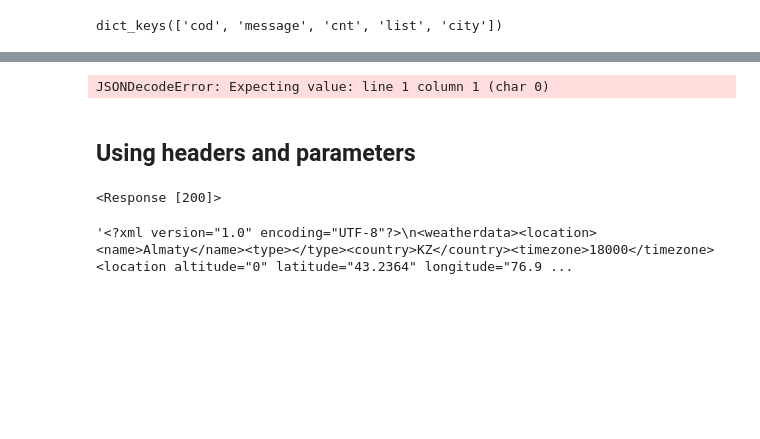
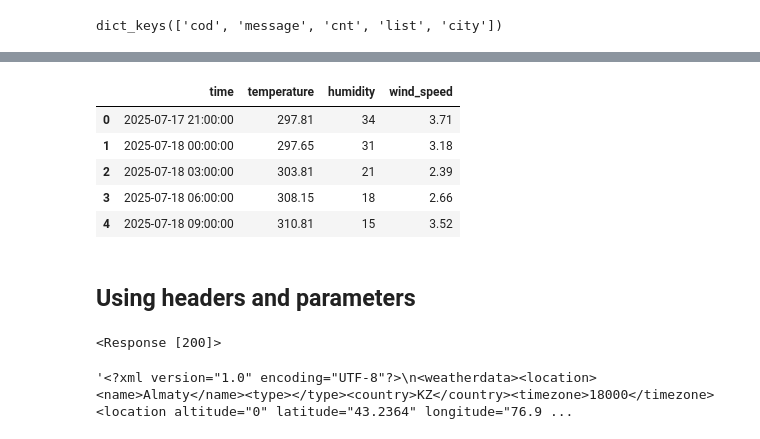
Before and after one commit to sjmitche9/apis_and_other_data_types, a Jupyter notebook: APIs.ipynb, the cells around one changed output, grey strips where cells are left out. Saved outputs shown, nothing was run; the diff lists cells and outputs as text; code cells hidden in the pictures; blank space fills up the shorter version.

```diff
--- a/APIs.ipynb
+++ b/APIs.ipynb
@@ -94,0 +83,3 @@ response.json()
+# %%
+info = response.json()["list"]
+info
@@ -95,16 +104,22 @@ response.json()
 # %%
 # parse JSON into a DataFrame containing temperature, humidity and wind speed
-times = [pd.to_datetime(t['dt_txt']) for t in response.json()['list']]
-temps = [float(t['main']['temp']) for t in response.json()['list']]
-humidities = [int(h['main']['humidity']) for h in response.json()['list']]
-wind_speeds = [float(w['wind']['speed']) for w in response.json()['list']]
+times = [pd.to_datetime(t['dt_txt']) for t in info]
+temps = [float(t['main']['temp']) for t in info]
+humidities = [int(h['main']['humidity']) for h in info]
+wind_speeds = [float(w['wind']['speed']) for w in info]
+
 forecast_df = pd.DataFrame({'time':times,
-                            'temperature':temps,
-                            'humidity':humidities,
-                            'wind_speed':wind_speeds})
+							'temperature':temps,
+							'humidity':humidities,
+							'wind_speed':wind_speeds})
 forecast_df.head()
 # %% [output]
-JSONDecodeError: Expecting value: line 1 column 1 (char 0)
+|  | time | temperature | humidity | wind_speed |
+| 0 | 2025-07-17 21:00:00 | 297.81 | 34 | 3.71 |
+| 1 | 2025-07-18 00:00:00 | 297.65 | 31 | 3.18 |
+| 2 | 2025-07-18 03:00:00 | 303.81 | 21 | 2.39 |
+| 3 | 2025-07-18 06:00:00 | 308.15 | 18 | 2.66 |
+| 4 | 2025-07-18 09:00:00 | 310.81 | 15 | 3.52 |
 # %% [markdown]
 ## Using headers and parameters
 # %%
```
Also changed, not shown: parts of 16 cells of this notebook.
